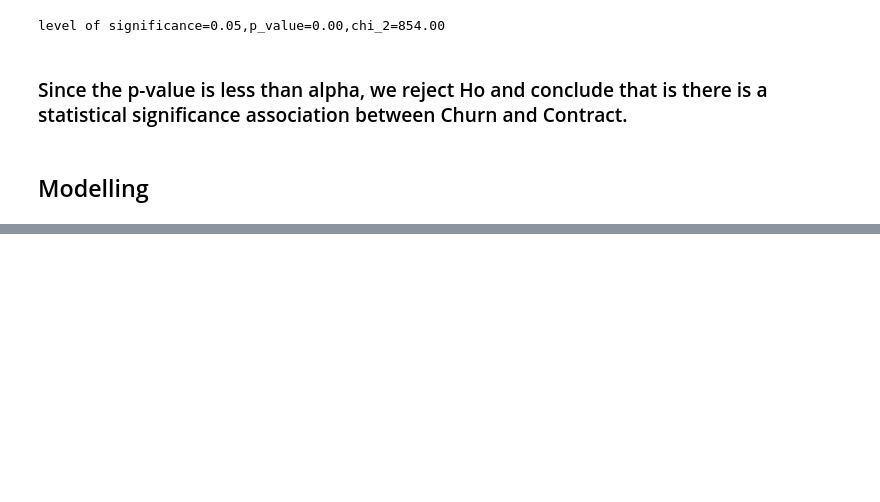
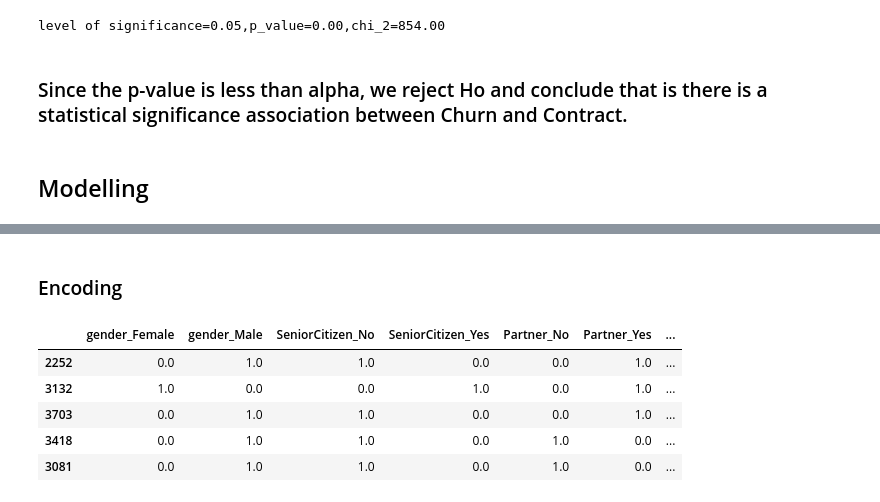
Before and after one commit to phinmaiyo/Telco-Churn-Analysis, a Jupyter notebook: Telco_Churn.ipynb, the cells around one changed output, grey strips where cells are left out. Drawn from its saved outputs; the diff is of its cells as text; code cells hidden in the pictures; blank space fills up the shorter version.

```diff
--- a/Telco_Churn.ipynb
+++ b/Telco_Churn.ipynb
@@ -1329,0 +1491,2 @@ level of significance=0.05,p_value=0.00,chi_2=854.00
+# %%
+df_train.drop('tenure_group', axis=1, inplace =True)
@@ -1329,0 +1513,8 @@ level of significance=0.05,p_value=0.00,chi_2=854.00
+# %%
+# lets separate the dependent and independent/target variable
+X = df_train.drop('Churn', axis=1)
+y = df_train['Churn']
+
+X_test = df_test
+X_train, X_eval, y_train, y_eval = train_test_split(X, y, test_size=0.3, random_state=42)
+(X_train.shape, y_train.shape),(X_eval.shape, y_eval.shape),(X_test.shape)
@@ -1329,0 +1645,25 @@ level of significance=0.05,p_value=0.00,chi_2=854.00
+# %% [markdown]
+### Encoding
+# %%
+# Convert categorical variables into binary columns (0 or 1) for each category
+cat_X_train = X_train.select_dtypes(include='object')
+cat_X_eval = X_eval.select_dtypes(include='object')
+cat_X_test = X_test.select_dtypes(include='object')
+# %%
+# encoding the categorical features
+# instanciate the encoder
+enc = OneHotEncoder()
+# fit and transform the train set to an array and convert to DataFrame
+tcat_X_train = pd.DataFrame(enc.fit_transform(cat_X_train).toarray(), index= cat_X_train.index, columns=enc.get_feature_names_out(['gender', 'SeniorCitizen', 'Partner', 'Dependents', 'PhoneService',
+       'MultipleLines', 'InternetService', 'OnlineSecurity', 'OnlineBackup',
+       'DeviceProtection', 'TechSupport', 'StreamingTV', 'StreamingMovies',
+       'Contract', 'PaperlessBilling', 'PaymentMethod']))
+# %%
+tcat_X_train.head()
+# %% [output]
+|  | gender_Female | gender_Male | SeniorCitizen_No | SeniorCitizen_Yes | Partner_No | Partner_Yes | ... |
+| 2252 | 0.0 | 1.0 | 1.0 | 0.0 | 0.0 | 1.0 | ... |
+| 3132 | 1.0 | 0.0 | 0.0 | 1.0 | 0.0 | 1.0 | ... |
+| 3703 | 0.0 | 1.0 | 1.0 | 0.0 | 0.0 | 1.0 | ... |
+| 3418 | 0.0 | 1.0 | 1.0 | 0.0 | 1.0 | 0.0 | ... |
+| 3081 | 0.0 | 1.0 | 1.0 | 0.0 | 1.0 | 0.0 | ... |
```
Also changed, not shown: parts of 49 cells of this notebook, 1 other file.
